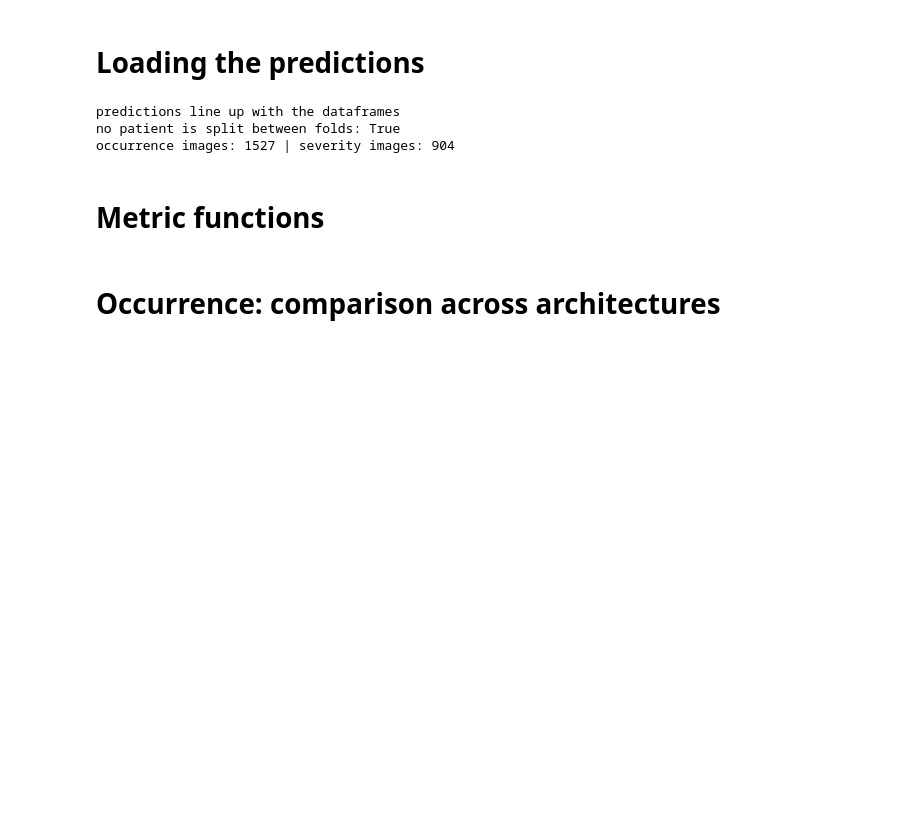
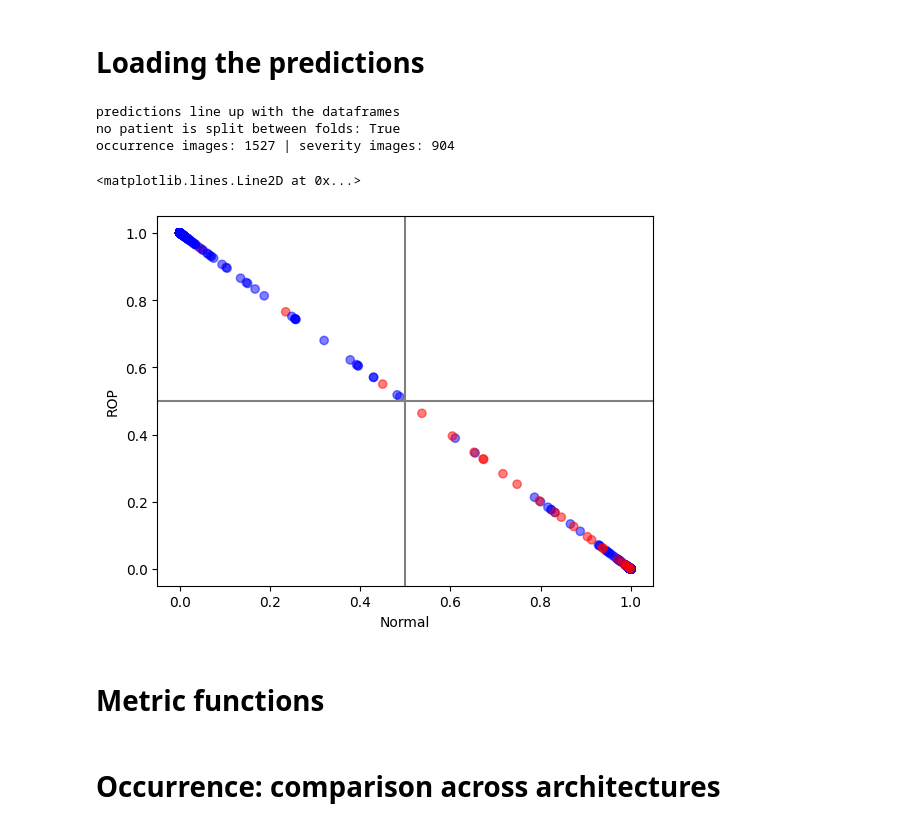
Before and after one commit to NotActuallyJaxon/ROP_ML_Project, a Jupyter notebook: project_evaluation.ipynb, the cells around one changed output. Drawn from its saved outputs; the diff is of its cells as text; code cells hidden in the pictures; blank space fills up the shorter version.

```diff
--- a/project_evaluation.ipynb
+++ b/project_evaluation.ipynb
@@ -49,6 +49,25 @@ print("occurrence images:", len(occ_df), "| severity images:", len(sev_df))
 predictions line up with the dataframes
 no patient is split between folds: True
 occurrence images: 1527 | severity images: 904
+# %%
+thresh = 0.5
+densenet121_pred = pd.DataFrame(np.asarray(oof_occ["densenet121"]))
+densenet121_pred.loc[densenet121_pred[1] >= thresh, "prediction"] = 1
+densenet121_pred.loc[densenet121_pred[1] < thresh, "prediction"] = 0
+for i in range(len(occ_df)):
+    densenet121_pred.loc[i, "label"] = occ_df.loc[i, "ROP"]
+(densenet121_pred["prediction"] == densenet121_pred["label"])
+densenet121_pred.loc[(densenet121_pred["prediction"] == densenet121_pred["label"]), "true"] = "blue"
+densenet121_pred.loc[(densenet121_pred["prediction"] != densenet121_pred["label"]), "true"] = "red"
+
+plt.scatter(x=np.asarray(densenet121_pred[0]), y=np.asarray(densenet121_pred[1]), alpha=0.5, color=np.asarray(densenet121_pred["true"]))
+plt.xlabel("Normal")
+plt.ylabel("ROP")
+plt.axvline(x=0.5, color="gray")
+plt.axhline(y=0.5, color="gray")
+# %% [output]
+<matplotlib.lines.Line2D at 0x...>
+[figure, added]
 # %% [markdown]
 # Metric functions
 # %%
```
Also changed, not shown: 3 other files.
